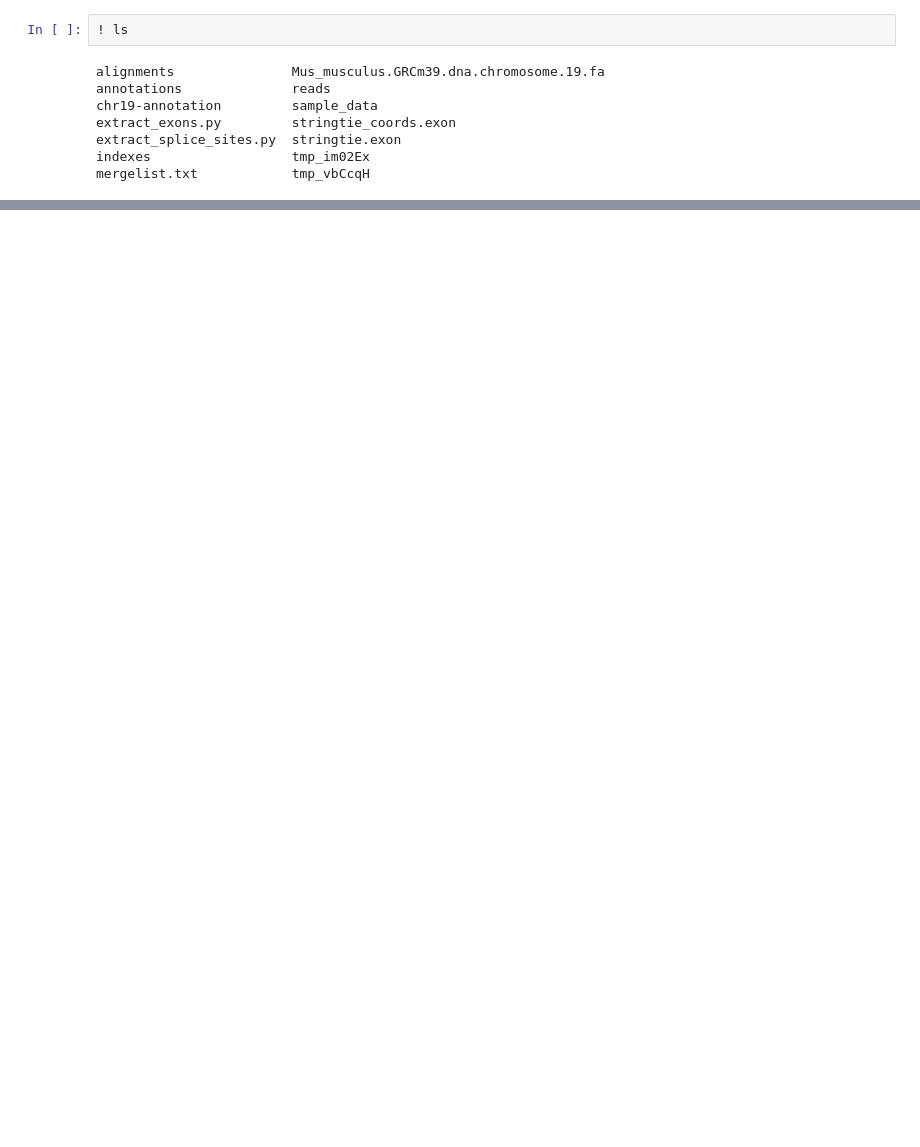
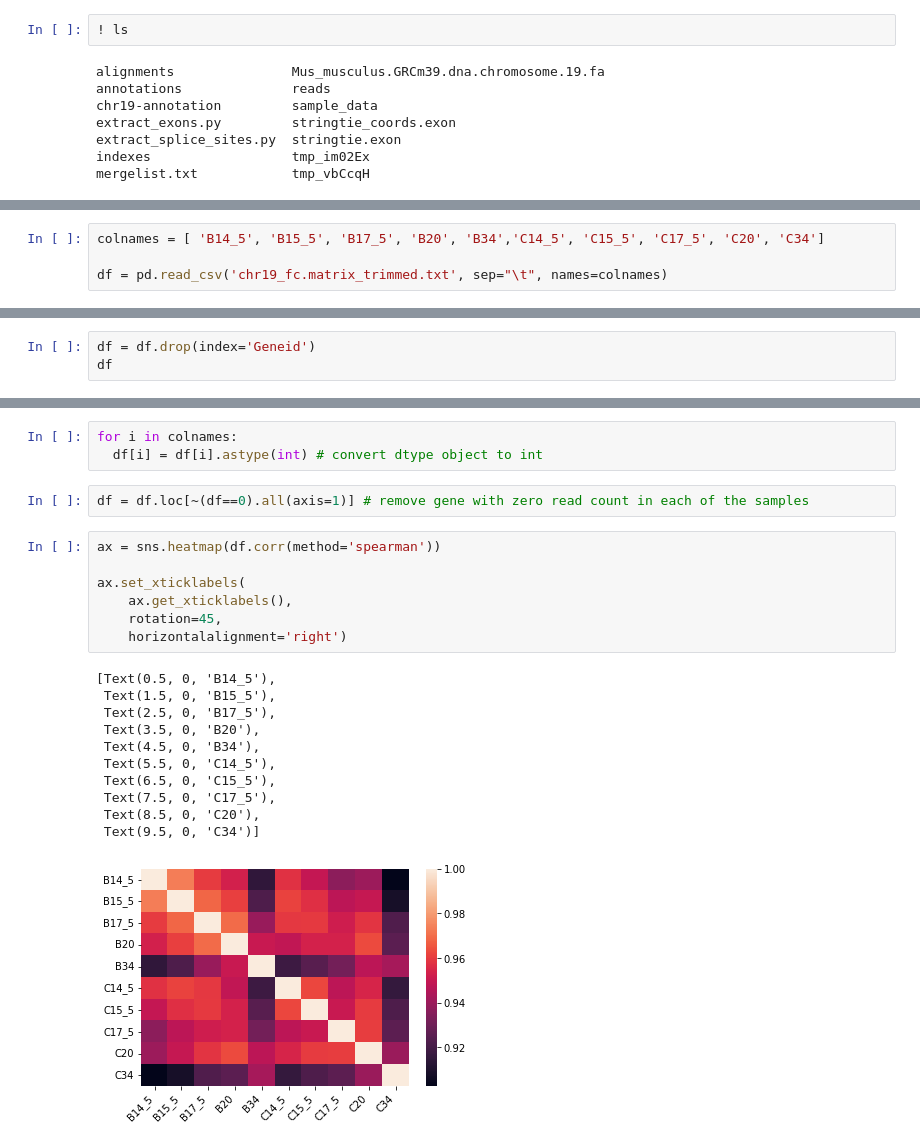
Before and after one commit to eentartetekunst/NGS_bioinformatics, a Jupyter notebook: NGS_HW_2.ipynb, the cells around one changed output, grey strips where cells are left out. Cells and saved outputs as stored; diff of their text form; blank space fills up the shorter version.

```diff
--- a/NGS_HW_2.ipynb
+++ b/NGS_HW_2.ipynb
@@ -291,0 +426,4 @@ mergelist.txt            tmp_vbCcqH
+# %%
+colnames = [ 'B14_5', 'B15_5', 'B17_5', 'B20', 'B34','C14_5', 'C15_5', 'C17_5', 'C20', 'C34']
+
+df = pd.read_csv('chr19_fc.matrix_trimmed.txt', sep="\t", names=colnames)
@@ -291,0 +439,3 @@ mergelist.txt            tmp_vbCcqH
+# %%
+df = df.drop(index='Geneid')
+df
@@ -291,0 +456,24 @@ mergelist.txt            tmp_vbCcqH
+# %%
+for i in colnames:
+  df[i] = df[i].astype(int) # convert dtype object to int
+# %%
+df = df.loc[~(df==0).all(axis=1)] # remove gene with zero read count in each of the samples
+# %%
+ax = sns.heatmap(df.corr(method='spearman'))
+
+ax.set_xticklabels(
+    ax.get_xticklabels(),
+    rotation=45,
+    horizontalalignment='right')
+# %% [output]
+[Text(0.5, 0, 'B14_5'),
+ Text(1.5, 0, 'B15_5'),
+ Text(2.5, 0, 'B17_5'),
+ Text(3.5, 0, 'B20'),
+ Text(4.5, 0, 'B34'),
+ Text(5.5, 0, 'C14_5'),
+ Text(6.5, 0, 'C15_5'),
+ Text(7.5, 0, 'C17_5'),
+ Text(8.5, 0, 'C20'),
+ Text(9.5, 0, 'C34')]
+[figure, added]
```
Also changed, not shown: parts of 46 cells of this notebook.
